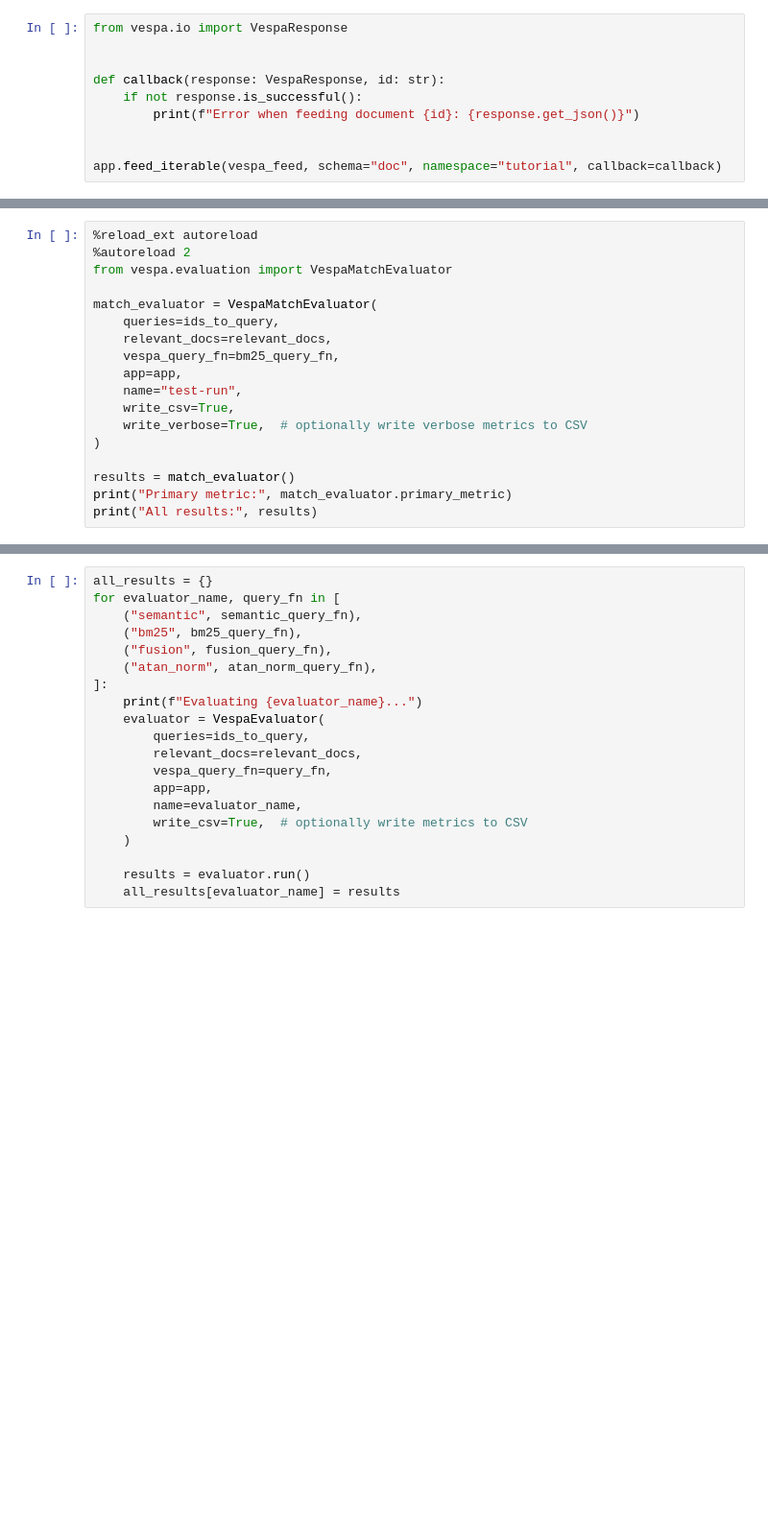
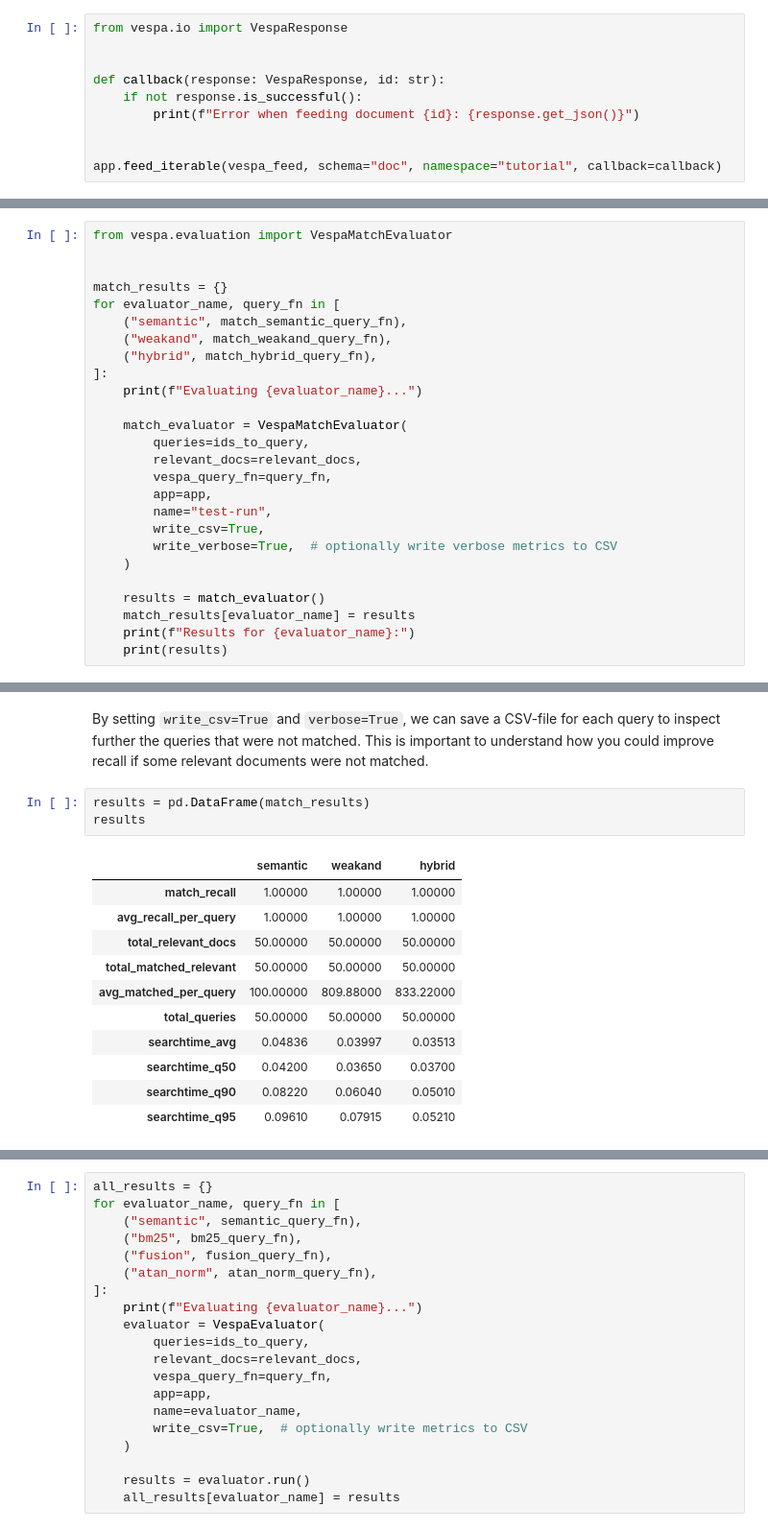
Before and after one commit to vespa-engine/pyvespa, a Jupyter notebook: docs/sphinx/source/evaluating-vespa-application-cloud.ipynb, the cells around one changed output, grey strips where cells are left out. Shown at 96% size. Drawn from its saved outputs; the diff is of its cells as text; blank space fills up the shorter version.

Commit message:
update notebook to include MatchEvaluator

```diff
--- a/docs/sphinx/source/evaluating-vespa-application-cloud.ipynb
+++ b/docs/sphinx/source/evaluating-vespa-application-cloud.ipynb
@@ -541,19 +456,27 @@ resp.json.get("root", {}).get("fields", {}).get("totalCount", 0)
 # %%
-%reload_ext autoreload
-%autoreload 2
 from vespa.evaluation import VespaMatchEvaluator
 
-match_evaluator = VespaMatchEvaluator(
-    queries=ids_to_query,
-    relevant_docs=relevant_docs,
-    vespa_query_fn=bm25_query_fn,
-    app=app,
-    name="test-run",
-    write_csv=True,
-    write_verbose=True,  # optionally write verbose metrics to CSV
-)
 
-results = match_evaluator()
-print("Primary metric:", match_evaluator.primary_metric)
-print("All results:", results)
+match_results = {}
+for evaluator_name, query_fn in [
+    ("semantic", match_semantic_query_fn),
+    ("weakand", match_weakand_query_fn),
+    ("hybrid", match_hybrid_query_fn),
+]:
+    print(f"Evaluating {evaluator_name}...")
+
+    match_evaluator = VespaMatchEvaluator(
+        queries=ids_to_query,
+        relevant_docs=relevant_docs,
+        vespa_query_fn=query_fn,
+        app=app,
+        name="test-run",
+        write_csv=True,
+        write_verbose=True,  # optionally write verbose metrics to CSV
+    )
+
+    results = match_evaluator()
+    match_results[evaluator_name] = results
+    print(f"Results for {evaluator_name}:")
+    print(results)
 # %% [output]
@@ -562,0 +492,18 @@ All results: {'match_recall': 1.0, 'avg_recall_per_query': 1.0, 'total_relevant_
+# %% [markdown]
+By setting `write_csv=True` and `verbose=True`, we can save a CSV-file for each query to inspect further the queries that were not matched.
+This is important to understand how you could improve recall if some relevant documents were not matched.
+# %%
+results = pd.DataFrame(match_results)
+results
+# %% [output]
+|  | semantic | weakand | hybrid |
+| match_recall | 1.00000 | 1.00000 | 1.00000 |
+| avg_recall_per_query | 1.00000 | 1.00000 | 1.00000 |
+| total_relevant_docs | 50.00000 | 50.00000 | 50.00000 |
+| total_matched_relevant | 50.00000 | 50.00000 | 50.00000 |
+| avg_matched_per_query | 100.00000 | 809.88000 | 833.22000 |
+| total_queries | 50.00000 | 50.00000 | 50.00000 |
+| searchtime_avg | 0.04836 | 0.03997 | 0.03513 |
+| searchtime_q50 | 0.04200 | 0.03650 | 0.03700 |
+| searchtime_q90 | 0.08220 | 0.06040 | 0.05010 |
+| searchtime_q95 | 0.09610 | 0.07915 | 0.05210 |
```
Also changed, not shown: parts of 30 cells of this notebook.
